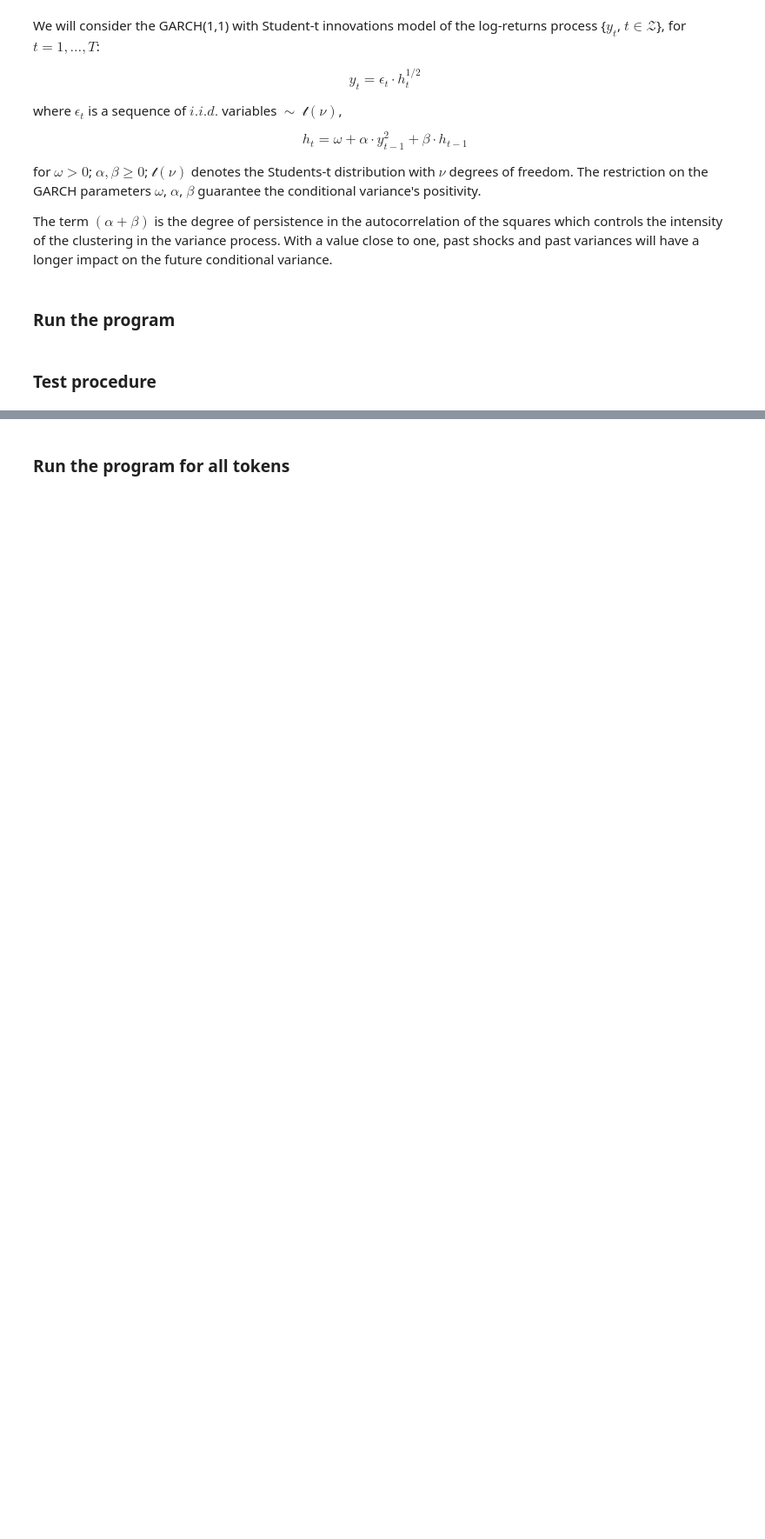
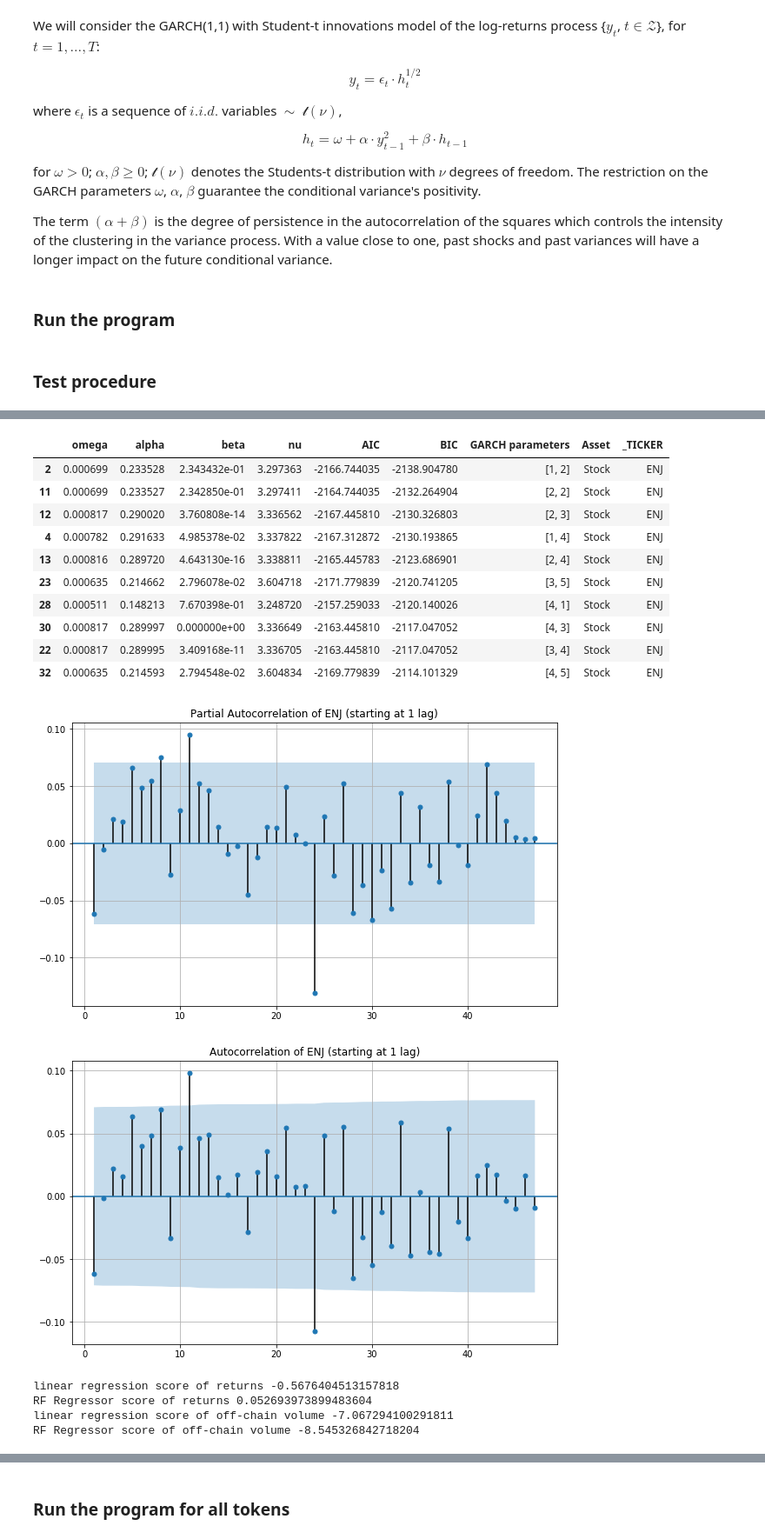
Before and after one commit to vmeylan/machine_learning_for_finance, a Jupyter notebook: notebooks/main_file_all_regressions.ipynb, the cells around one changed output, grey strips where cells are left out. Shown at 87% size. Saved outputs shown, nothing was run; the diff lists cells and outputs as text; code cells hidden in the pictures; blank space fills up the shorter version.

```diff
--- a/notebooks/main_file_all_regressions.ipynb
+++ b/notebooks/main_file_all_regressions.ipynb
@@ -467,0 +521,6 @@ tokens = tokens.drop(['holders','daily_volume','price'], axis = 1)
+# %%
+import warnings
+warnings.filterwarnings('ignore')
+# hardcode our test procedure
+compute_for_token('0xf629cbd94d3791c9250152bd8dfbdf380e2a3b9c', 'ENJ')
+# %% [output]
@@ -467,0 +547,17 @@ tokens = tokens.drop(['holders','daily_volume','price'], axis = 1)
+|  | omega | alpha | beta | nu | AIC | BIC | GARCH parameters | Asset | _TICKER |
+| 2 | 0.000699 | 0.233528 | 2.343432e-01 | 3.297363 | -2166.744035 | -2138.904780 | [1, 2] | Stock | ENJ |
+| 11 | 0.000699 | 0.233527 | 2.342850e-01 | 3.297411 | -2164.744035 | -2132.264904 | [2, 2] | Stock | ENJ |
+| 12 | 0.000817 | 0.290020 | 3.760808e-14 | 3.336562 | -2167.445810 | -2130.326803 | [2, 3] | Stock | ENJ |
+| 4 | 0.000782 | 0.291633 | 4.985378e-02 | 3.337822 | -2167.312872 | -2130.193865 | [1, 4] | Stock | ENJ |
+| 13 | 0.000816 | 0.289720 | 4.643130e-16 | 3.338811 | -2165.445783 | -2123.686901 | [2, 4] | Stock | ENJ |
+| 23 | 0.000635 | 0.214662 | 2.796078e-02 | 3.604718 | -2171.779839 | -2120.741205 | [3, 5] | Stock | ENJ |
+| 28 | 0.000511 | 0.148213 | 7.670398e-01 | 3.248720 | -2157.259033 | -2120.140026 | [4, 1] | Stock | ENJ |
+| 30 | 0.000817 | 0.289997 | 0.000000e+00 | 3.336649 | -2163.445810 | -2117.047052 | [4, 3] | Stock | ENJ |
+| 22 | 0.000817 | 0.289995 | 3.409168e-11 | 3.336705 | -2163.445810 | -2117.047052 | [3, 4] | Stock | ENJ |
+| 32 | 0.000635 | 0.214593 | 2.794548e-02 | 3.604834 | -2169.779839 | -2114.101329 | [4, 5] | Stock | ENJ |
+[figure, added]
+[figure, added]
+linear regression score of returns -0.5676404513157818
+RF Regressor score of returns 0.052693973899483604
+linear regression score of off-chain volume -7.067294100291811
+RF Regressor score of off-chain volume -8.545326842718204
```
Also changed, not shown: parts of 22 cells of this notebook.
